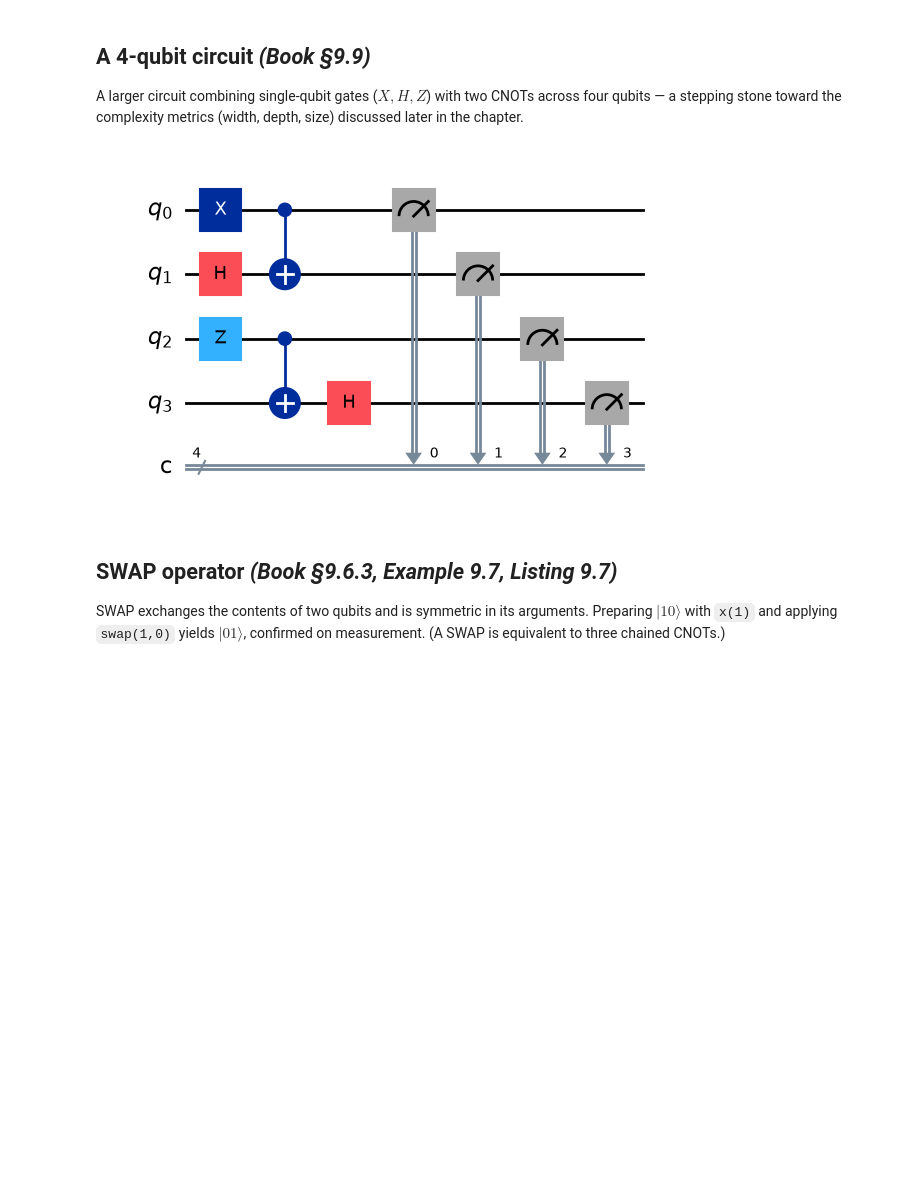
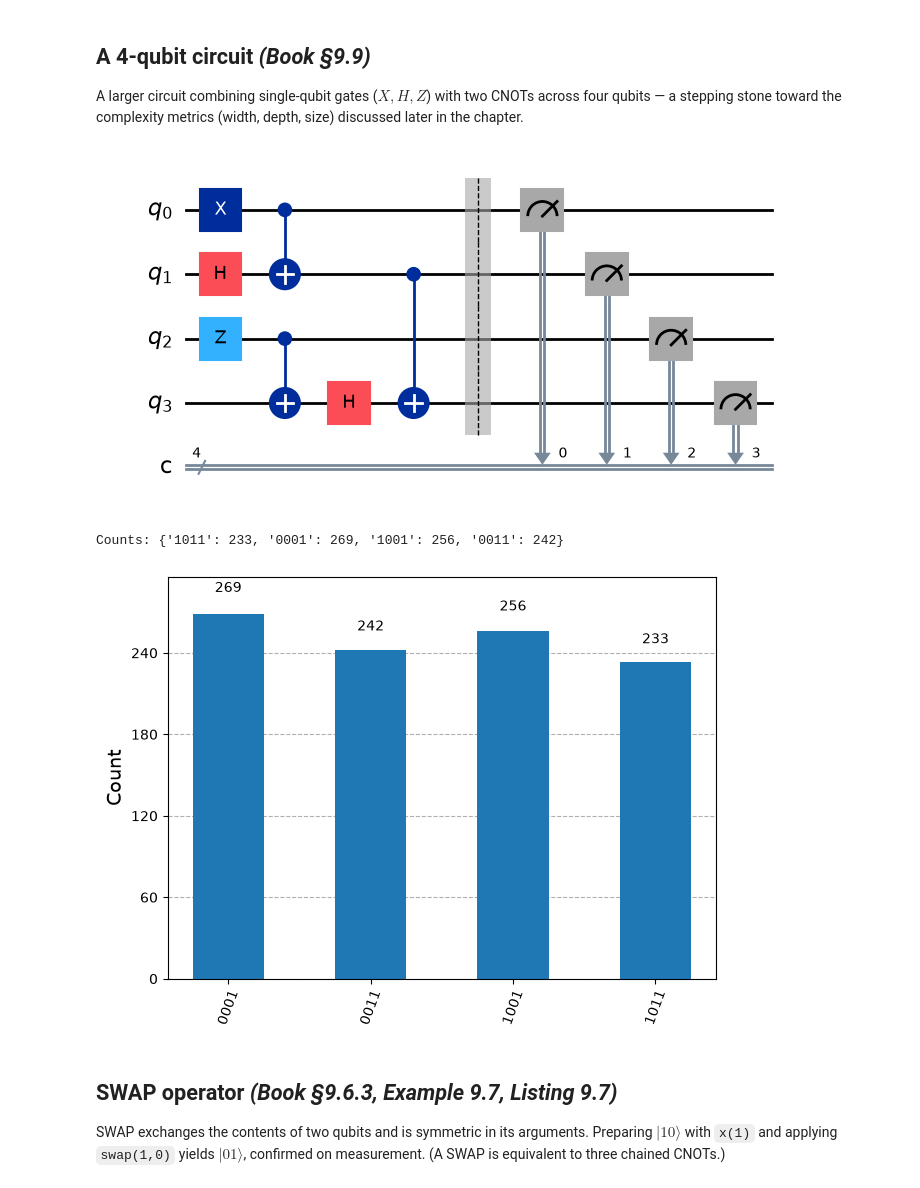
Before and after one commit to UW-ERSL/AppliedQC, a Jupyter notebook: Chapter09_QuantumCircuits_notebook.ipynb, the cells around one changed output. Drawn from its saved outputs; the diff is of its cells as text; code cells hidden in the pictures; blank space fills up the shorter version.

```diff
--- a/Chapter09_QuantumCircuits_notebook.ipynb
+++ b/Chapter09_QuantumCircuits_notebook.ipynb
@@ -234,16 +234,22 @@ A larger circuit combining single-qubit gates ($X,H,Z$) with two CNOTs across fo
 # %%
 circuit = QuantumCircuit(4, 4)
 circuit.x(0)
 circuit.h(1)
 circuit.z(2)
 circuit.cx(0, 1)
 circuit.cx(2, 3)
 circuit.h(3)
-circuit.cx
+circuit.cx(1,3)
+circuit.barrier()
 circuit.measure([0,1,2,3], [0,1,2,3])
 display(circuit.draw('mpl') )
+counts = simulate_measurements(circuit,shots =1000)
+print('Counts:',counts)
+plot_histogram(counts)
 # %% [output]
-[figure, old version]
+[figure, new version]
+Counts: {'1011': 233, '0001': 269, '1001': 256, '0011': 242}
+[figure, added]
 # %% [markdown]
 ## SWAP operator  *(Book §9.6.3, Example 9.7, Listing 9.7)*
 
```
Also changed, not shown: 3 other files.
